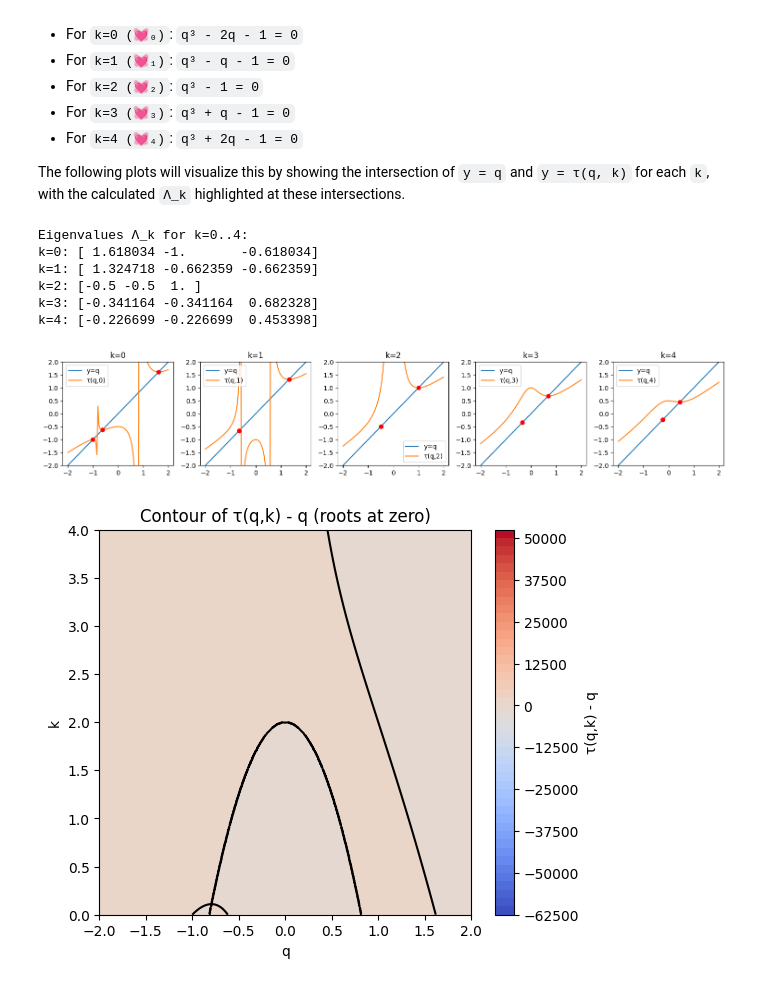
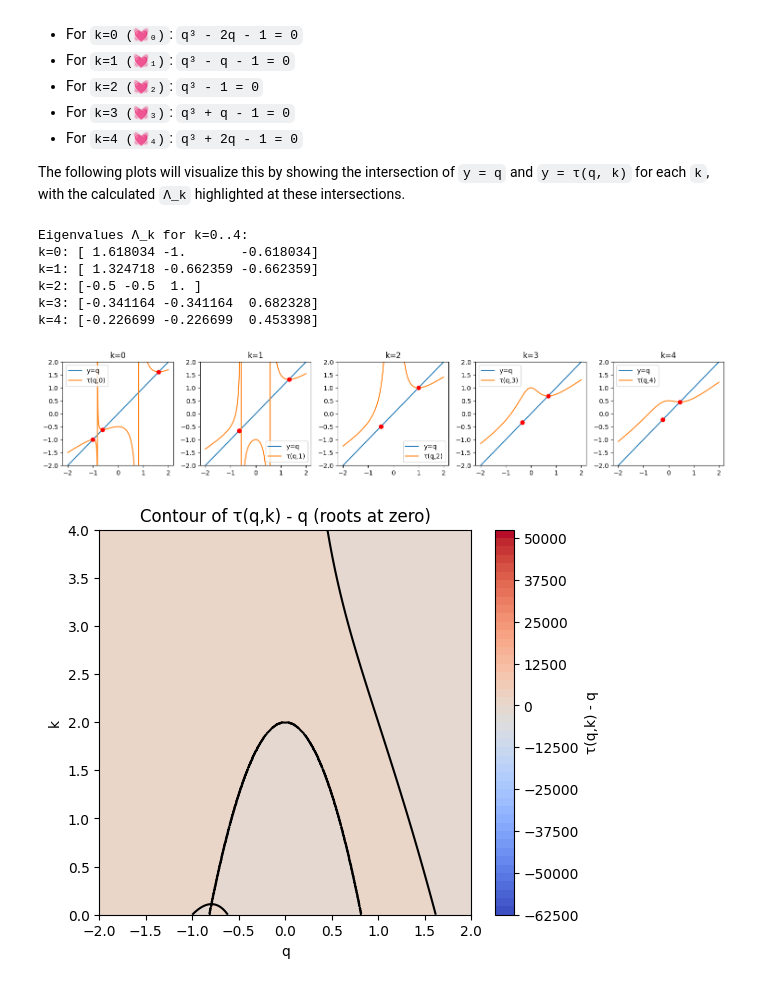
Before and after one commit to anthonyrisinger/riprompt, a Jupyter notebook: riprompt.ipynb, the cells around one changed output. Saved outputs shown, nothing was run; the diff lists cells and outputs as text; code cells hidden in the pictures.

```diff
--- a/riprompt.ipynb
+++ b/riprompt.ipynb
@@ -43,32 +43,32 @@ The following plots will visualize this by showing the intersection of `y = q` a
 # %%
 ks = np.arange(5)
 roots = {k: np.roots([1, 0, k-2, -1]).real for k in ks}
 
 print("Eigenvalues Λ_k for k=0..4:")
 for k, r in roots.items():
     print(f"k={k}: {np.round(r,6)}")
 
-q_vals = np.linspace(-2, 2, 101)
+q_vals = np.linspace(-2, 2, 1001)
 fig, axes = plt.subplots(1, 5, figsize=(15,3))
 for i, k in enumerate(ks):
     ax = axes[i]
     ax.set_ylim(-2, 2)
     ax.plot(q_vals, q_vals, label='y=q')
     ax.plot(q_vals, τ(q_vals, k), label=f'τ(q,{k})')
     for root in roots[k]:
         ax.plot(root, root, 'ro')
     ax.set_title(f'k={k}')
     ax.legend()
 plt.tight_layout()
 plt.show()
 # %% [output]
 Eigenvalues Λ_k for k=0..4:
 k=0: [ 1.618034 -1.       -0.618034]
 k=1: [ 1.324718 -0.662359 -0.662359]
 k=2: [-0.5 -0.5  1. ]
 k=3: [-0.341164 -0.341164  0.682328]
 k=4: [-0.226699 -0.226699  0.453398]
-[figure, old version]
+[figure, new version]
 # %%
 q = np.linspace(-2, 2, 1001)
 k = np.linspace(0, 4, 1001)
```
